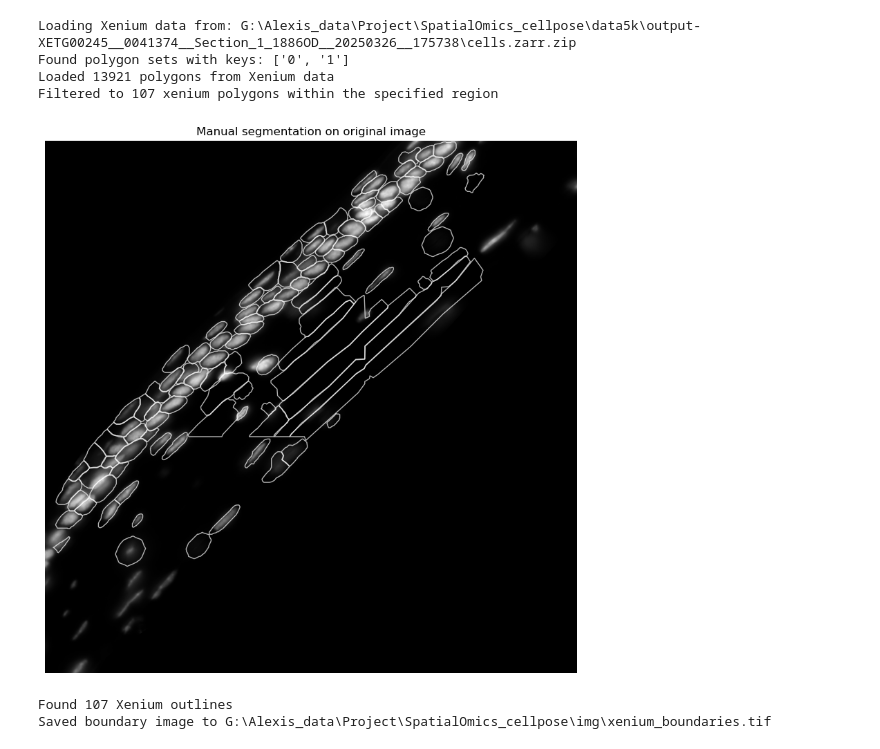
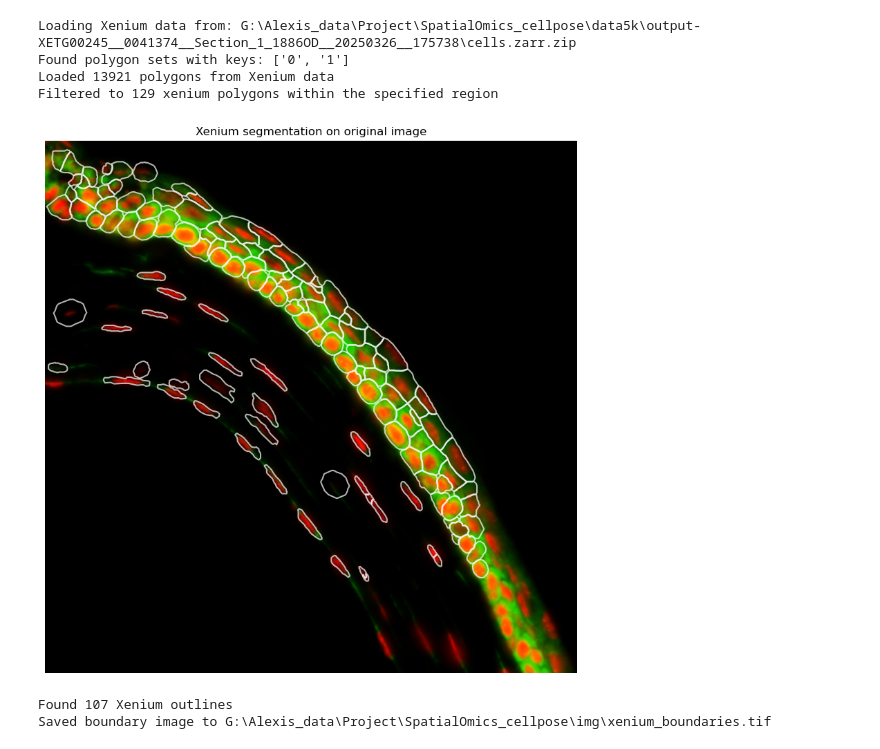
Before and after one commit to xiwang3236/SpatialOmics_cellpose, a Jupyter notebook: utils/comparision_matrix.ipynb, the cells around one changed output. Cells and saved outputs as stored; diff of their text form; code cells hidden in the pictures.

```diff
--- a/utils/comparision_matrix.ipynb
+++ b/utils/comparision_matrix.ipynb
@@ -446,14 +617,14 @@ from cellpose import utils          # pip install cellpose
 # ------------------------------------------------------------
 # 1. load original image (grayscale or RGB)
 # ------------------------------------------------------------
-orig_2c = imread(r"G:\Alexis_data\ST\Calculation_5k\merged_square_com_6.tif")
+# orig_2c = imread(r"G:\Alexis_data\ST\Calculation_5k\merged_square_com_6.tif")
 
-orig = orig_2c[0]
+orig = rgb
 
 # ------------------------------------------------------------
 # 2. get manual outlines (one numpy (N,2) array per cell)
 # ------------------------------------------------------------
-manual_data_path = r"G:/Alexis_data/ST/Calculation_5k/Manual_cropped_square_com_6_seg.npy"
+manual_data_path = r"G:/Alexis_data/ST/Calculation_5k/Manual_cropped_square_com_21_seg.npy"
 manual_data = np.load(manual_data_path, allow_pickle=True)
 manual_masks = manual_data.item()['masks'] if isinstance(manual_data.item(), dict) else manual_data
 
@@ -490,7 +661,7 @@ overlay_rgba = overlay_rgba.reshape(fig.canvas.get_width_height()[::-1] + (4,))
 # matplotlib gives ARGB; convert to RGBA
 overlay_rgba = overlay_rgba[:, :, [1,2,3,0]]
 
-imsave('manual_overlay.png', overlay_rgba)   # PNG keeps alpha
+# imsave('manual_overlay.png', overlay_rgba)   # PNG keeps alpha
 
 plt.show()
 # %% [output]
@@ -509,9 +745,9 @@ from cellpose import utils          # pip install cellpose
 # ------------------------------------------------------------
 # 1. load original image (grayscale or RGB)
 # ------------------------------------------------------------
-orig_2c = imread(r"G:\Alexis_data\ST\Calculation_5k\merged_square_com_6.tif")
+# orig_2c = imread(r"G:\Alexis_data\ST\Calculation_5k\merged_square_com_6.tif")
 
-orig = orig_2c[0]
+orig = rgb # orig_2c[0]
 
 # ------------------------------------------------------------
 # 2. get Xenium outlines (one numpy (N,2) array per cell)
@@ -519,8 +755,18 @@ orig = orig_2c[0]
 # Path to the zarr file containing polygon sets
 xenium_path = r"G:\Alexis_data\Project\SpatialOmics_cellpose\data5k\output-XETG00245__0041374__Section_1_1886OD__20250326__175738\cells.zarr.zip"
 
-start_x = 644.5124999999999
-start_y = 736.9499999999999
+# start_x = 644.5124999999999
+# start_y = 736.9499999999999
+
+
+# # TODO: 21
+# start_x = 2044.25
+# start_y = 137.0625
+
+# TODO: 28
+start_x = 12443*0.2125
+start_y = 2527*0.2125
+
 x_min, x_max = start_x, start_x + 200
 y_min, y_max = start_y, start_y + 200
 
@@ -600,38 +846,38 @@ for polygon_coords in all_polygons:
 
 
 fig, ax = plt.subplots(figsize=(10,10))
-ax.imshow(orig, cmap='gray')         # show the raw image
+ax.imshow(orig, cmap='gray')
 
 # white outlines, slightly thicker to stand out
 xenium_lc = LineCollection([np.vstack([o, o[0]]) for o in scaled_xenium_outlines],
-                            colors='white', linewidths=1, alpha=0.7, label='Xenium')
+                            colors='white', linewidths=1.5, alpha=0.7, label='Xenium')
 
 ax.add_collection(xenium_lc)
 
 ax.set_axis_off()
-ax.set_title('Manual segmentation on original image')
+ax.set_title('Xenium segmentation on original image')
 
 # ------------------------------------------------------------
 # 4. save the overlay (transparent background)
 # ------------------------------------------------------------
 # draw the canvas once to bake the artists into the figure
 fig.canvas.draw()
 
 # grab the RGBA buffer from the canvas and save as PNG
 overlay_rgba = np.frombuffer(fig.canvas.tostring_argb(), dtype=np.uint8)
 overlay_rgba = overlay_rgba.reshape(fig.canvas.get_width_height()[::-1] + (4,))
 # matplotlib gives ARGB; convert to RGBA
 overlay_rgba = overlay_rgba[:, :, [1,2,3,0]]
 
 imsave('Xenium_overlay.png', overlay_rgba)   # PNG keeps alpha
 
 plt.show()
 # %% [output]
 Loading Xenium data from: G:\Alexis_data\Project\SpatialOmics_cellpose\data5k\output-XETG00245__0041374__Section_1_1886OD__20250326__175738\cells.zarr.zip
 Found polygon sets with keys: ['0', '1']
 Loaded 13921 polygons from Xenium data
-Filtered to 107 xenium polygons within the specified region
+Filtered to 129 xenium polygons within the specified region
-[figure, old version]
+[figure, new version]
 # %%
 """
 Simple script to:
```
Also changed, not shown: parts of 8 cells of this notebook, 2 other files.
